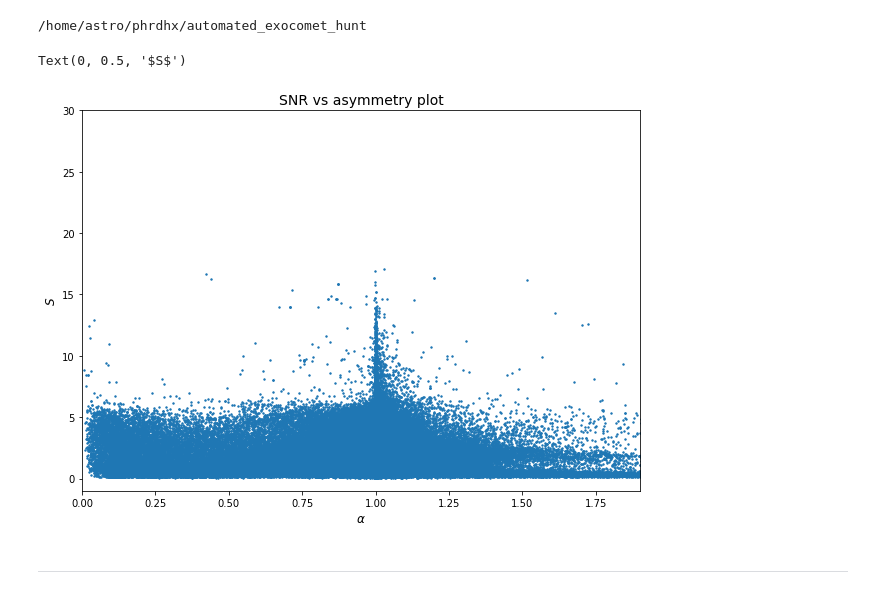
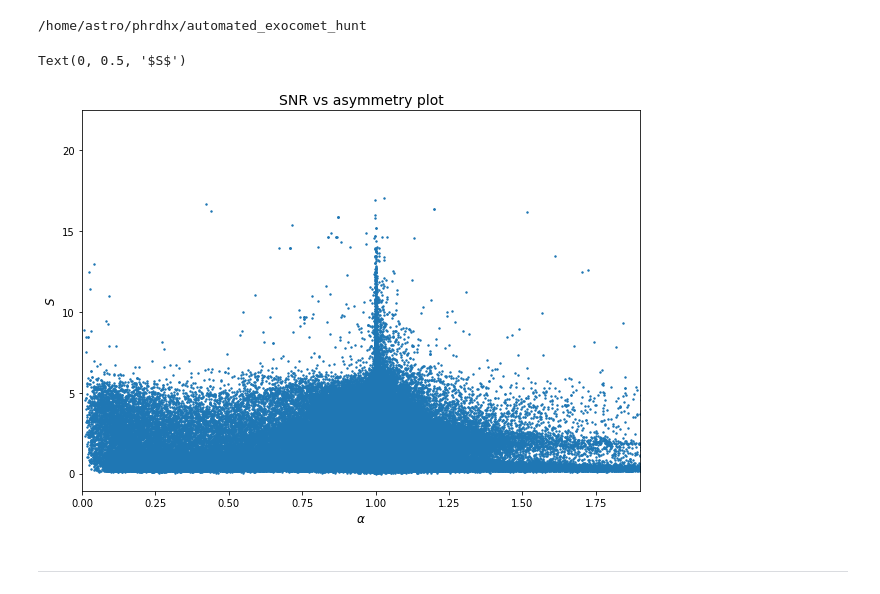
Before and after one commit to azibn/automated_exocomet_hunt, a Jupyter notebook: notebooks/skewness_plots.ipynb, the cells around one changed output. Cells and saved outputs as stored; diff of their text form; code cells hidden in the pictures.

Commit message:
some plots with skewness param added in search

```diff
--- a/notebooks/skewness_plots.ipynb
+++ b/notebooks/skewness_plots.ipynb
@@ -15,14 +15,14 @@ data = get_output("output_log/analysis_11_apr.txt")
 # %%
 fig, ax = plt.subplots(figsize=(10, 7))
 ax.scatter(data.asym_score, abs(data.snr), s=2)
 ax.set_xlim(-0, 1.9)
-ax.set_ylim(-1, 30)
+#ax.set_ylim(-1, 30)
 ax.set_title("SNR vs asymmetry plot", fontsize=14)
 ax.set_xlabel("$\\alpha$", fontsize=12)
 ax.set_ylabel("$S$", fontsize=12)
 # %% [output]
 Text(0, 0.5, '$S$')
-[figure, old version]
+[figure, new version]
 # %% [markdown]
 ---
 # %%
```
Also changed, not shown: parts of 8 cells of this notebook.
